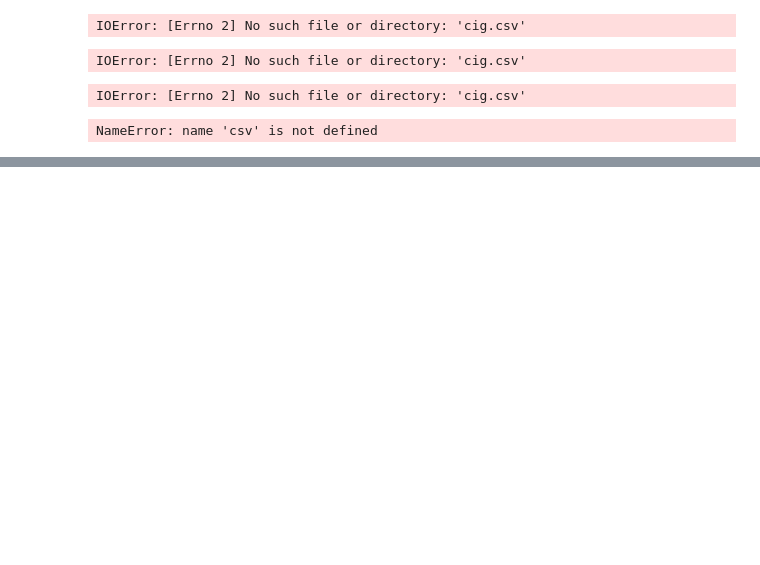
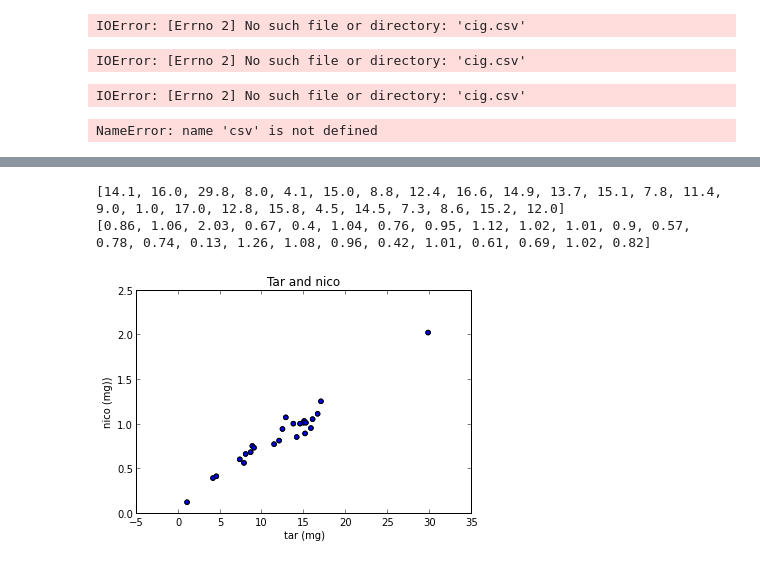
Before and after one commit to aseelr13-meet/MEET-YL1, a Jupyter notebook: lab3/lab3.ipynb, the cells around one changed output, grey strips where cells are left out. Drawn from its saved outputs; the diff is of its cells as text; code cells hidden in the pictures; blank space fills up the shorter version.

```diff
--- a/lab3/lab3.ipynb
+++ b/lab3/lab3.ipynb
@@ -72,0 +79,22 @@ f.close()
+# %%
+f = open('cig.csv', 'rb')
+reader = csv.reader(f)
+tar = []
+nico = []
+
+for row in reader:
+    a = row[0]
+    b = a.replace("/t"," ")
+    c = b.split()
+    d = c[1:]
+    h=map(float, d)
+
+    tar.append(h[0])
+    nico.append(h[1])
+print tar
+print nico
+
+f.close()
+# %% [output]
+[14.1, 16.0, 29.8, 8.0, 4.1, 15.0, 8.8, 12.4, 16.6, 14.9, 13.7, 15.1, 7.8, 11.4, 9.0, 1.0, 17.0, 12.8, 15.8, 4.5, 14.5, 7.3, 8.6, 15.2, 12.0]
+[0.86, 1.06, 2.03, 0.67, 0.4, 1.04, 0.76, 0.95, 1.12, 1.02, 1.01, 0.9, 0.57, 0.78, 0.74, 0.13, 1.26, 1.08, 0.96, 0.42, 1.01, 0.61, 0.69, 1.02, 0.82]
@@ -72,0 +103,12 @@ f.close()
+# %%
+fig = plt.figure()
+ax = fig.add_subplot(111)
+ax.set_title('Tar and nico')
+ax.set_xlabel('tar (mg)')
+ax.set_ylabel('nico (mg))')
+ax.scatter(tar, nico)
+
+scatter (tar, nico)
+savefig("cig_scatter.png")
+# %% [output]
+[figure, added]
```
Also changed, not shown: parts of 6 cells of this notebook, 2 other files.
